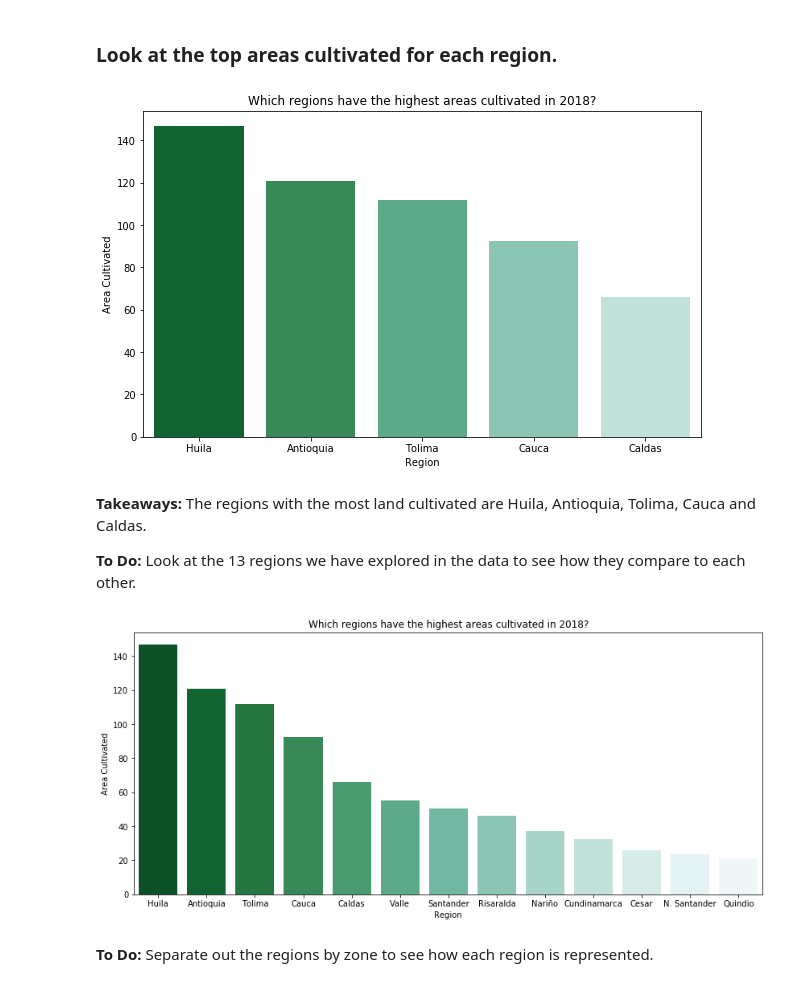
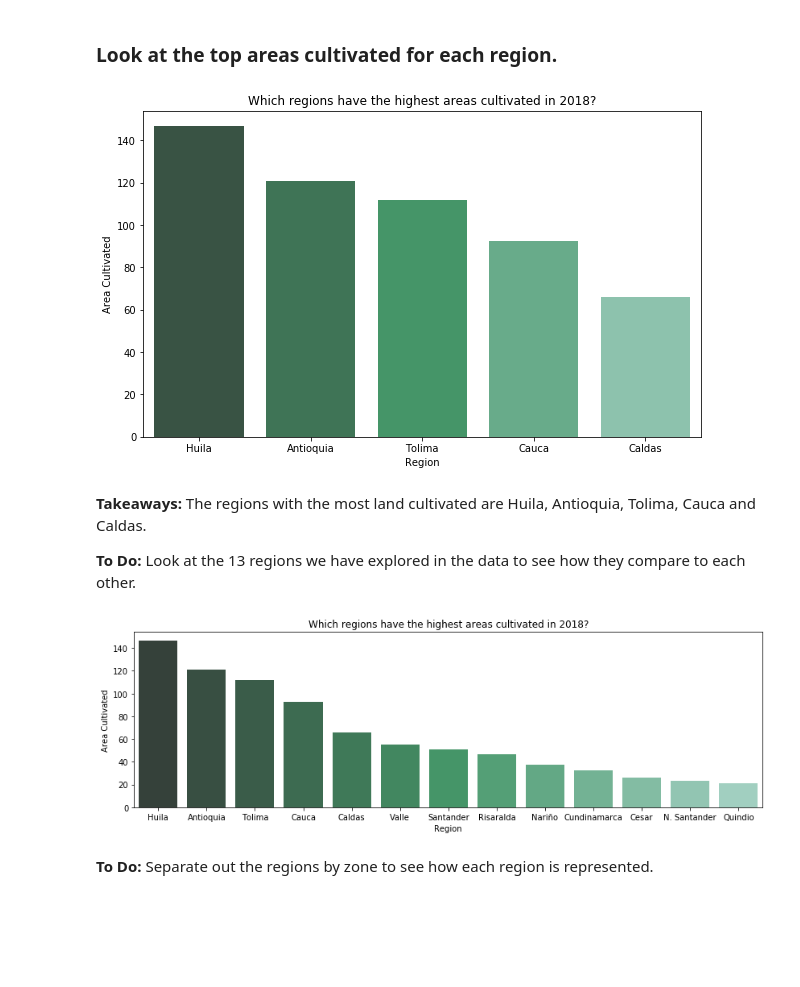
Before and after one commit to Data-Robusta/data-robusta, a Jupyter notebook: cari_scratch.ipynb, the cells around one changed output. Drawn from its saved outputs; the diff is of its cells as text; code cells hidden in the pictures; blank space fills up the shorter version.

```diff
--- a/cari_scratch.ipynb
+++ b/cari_scratch.ipynb
@@ -992,26 +1003,27 @@ df3.head()
 ### Look at the top areas cultivated for each region.
 # %%
 plt.figure(figsize=(10,6))
-sns.barplot(df3.region[:5], df3.area)
+sns.barplot(df3.region[:5], df3.area, palette=("BuGn_d"))
 plt.title("Which regions have the highest areas cultivated in 2018?")
 plt.xlabel('Region')
 plt.ylabel('Area Cultivated')
 plt.show()
+# add in metric measured in
 # %% [output]
-[figure, old version]
+[figure, new version]
 # %% [markdown]
 **Takeaways:** The regions with the most land cultivated are Huila, Antioquia, Tolima, Cauca and Caldas.
 
 **To Do:** Look at the 13 regions we have explored in the data to see how they compare to each other.
 # %%
-plt.figure(figsize=(14,6))
-sns.barplot(df3.region[:13], df3.area, palette=("BuGn_r"))
+plt.figure(figsize=(14,4))
+sns.barplot(df3.region[:13], df3.area, palette=("BuGn_d"))
 plt.title("Which regions have the highest areas cultivated in 2018?")
 plt.xlabel('Region')
 plt.ylabel('Area Cultivated')
 plt.show()
 # %% [output]
-[figure, old version]
+[figure, new version]
 # %% [markdown]
 **To Do:** Separate out the regions by zone to see how each region is represented.
 # %% [markdown]
```
Also changed, not shown: parts of 20 cells of this notebook.
